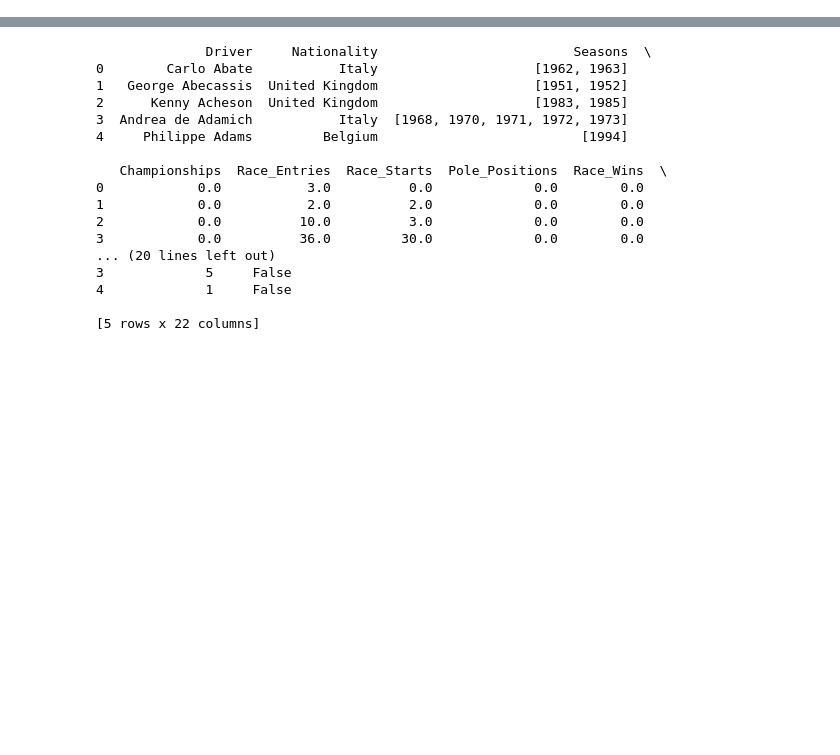
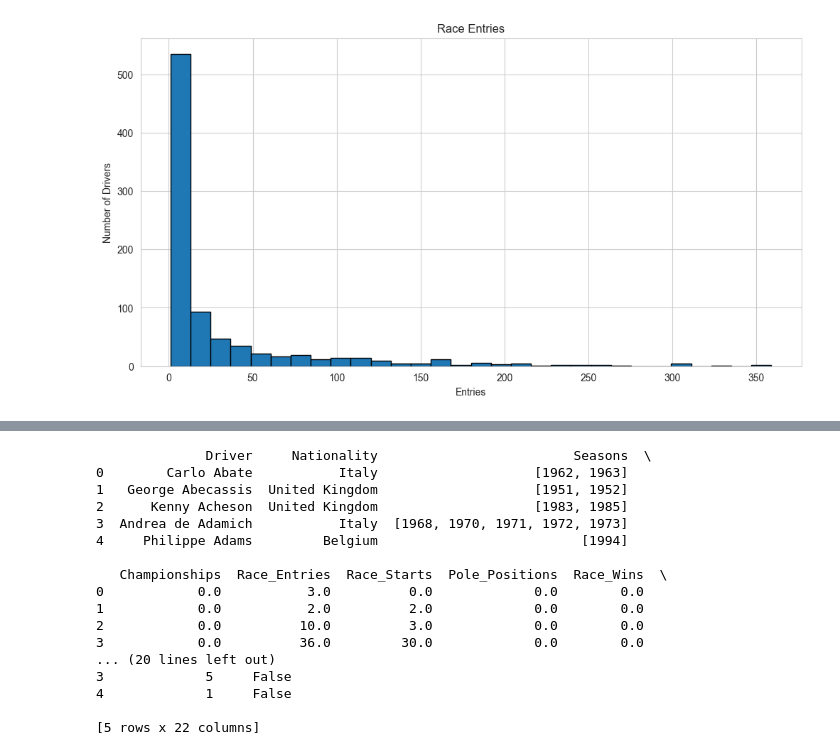
Before and after one commit to aibatt0/ml-python-capstone, a Jupyter notebook: capstone_proj.ipynb, the cells around one changed output, grey strips where cells are left out. Cells and saved outputs as stored; diff of their text form; code cells hidden in the pictures; blank space fills up the shorter version.

```diff
--- a/capstone_proj.ipynb
+++ b/capstone_proj.ipynb
@@ -12,0 +48,9 @@ import seaborn as sns
+# %%
+plt.figure(figsize=(12, 6))
+plt.hist(data['Race_Entries'].dropna(), bins=30, edgecolor='black')
+plt.title('Race Entries')
+plt.xlabel('Entries')
+plt.ylabel('Number of Drivers')
+plt.show()
+# %% [output]
+[figure, added]
```
Also changed, not shown: parts of 15 cells of this notebook.
